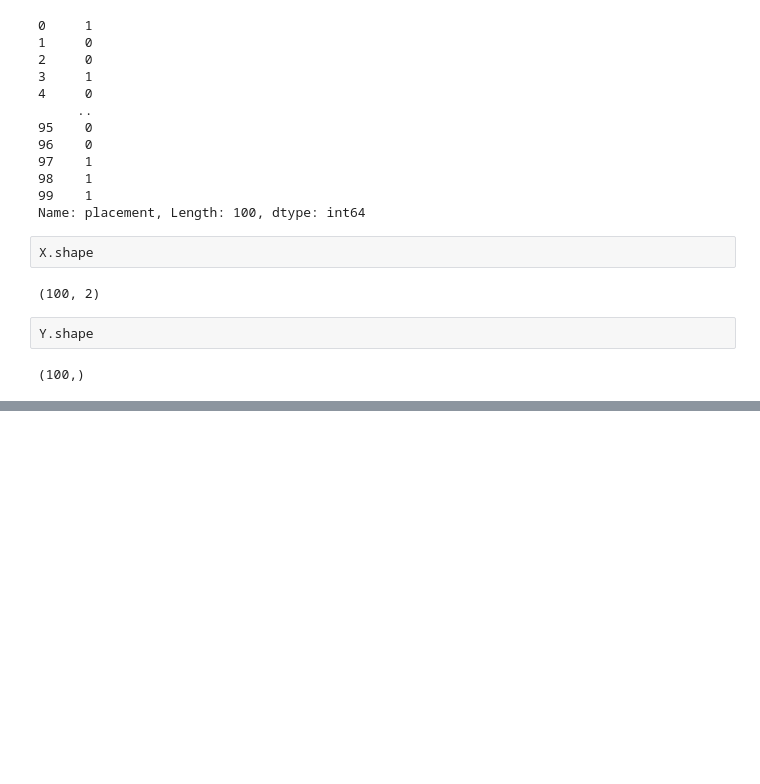
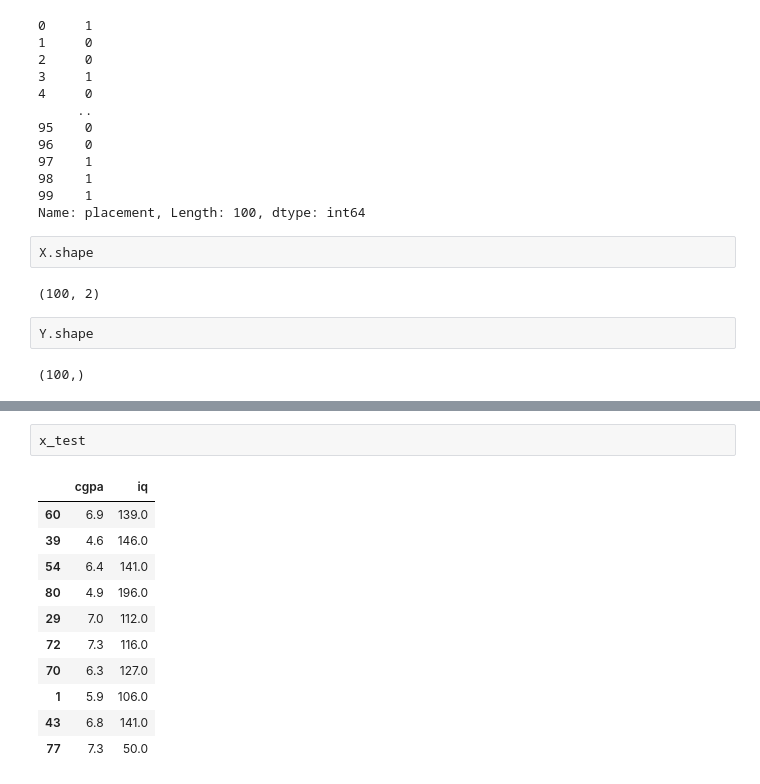
Before and after one commit to Khushi130404/Placemetrix, a Jupyter notebook: Placement_Prediction.ipynb, the cells around one changed output, grey strips where cells are left out. Saved outputs shown, nothing was run; the diff lists cells and outputs as text; blank space fills up the shorter version.

```diff
--- a/Placement_Prediction.ipynb
+++ b/Placement_Prediction.ipynb
@@ -88,0 +124,14 @@ Y.shape
+# %%
+x_test
+# %% [output]
+|  | cgpa | iq |
+| 60 | 6.9 | 139.0 |
+| 39 | 4.6 | 146.0 |
+| 54 | 6.4 | 141.0 |
+| 80 | 4.9 | 196.0 |
+| 29 | 7.0 | 112.0 |
+| 72 | 7.3 | 116.0 |
+| 70 | 6.3 | 127.0 |
+| 1 | 5.9 | 106.0 |
+| 43 | 6.8 | 141.0 |
+| 77 | 7.3 | 50.0 |
```
Also changed, not shown: parts of 5 cells of this notebook.
